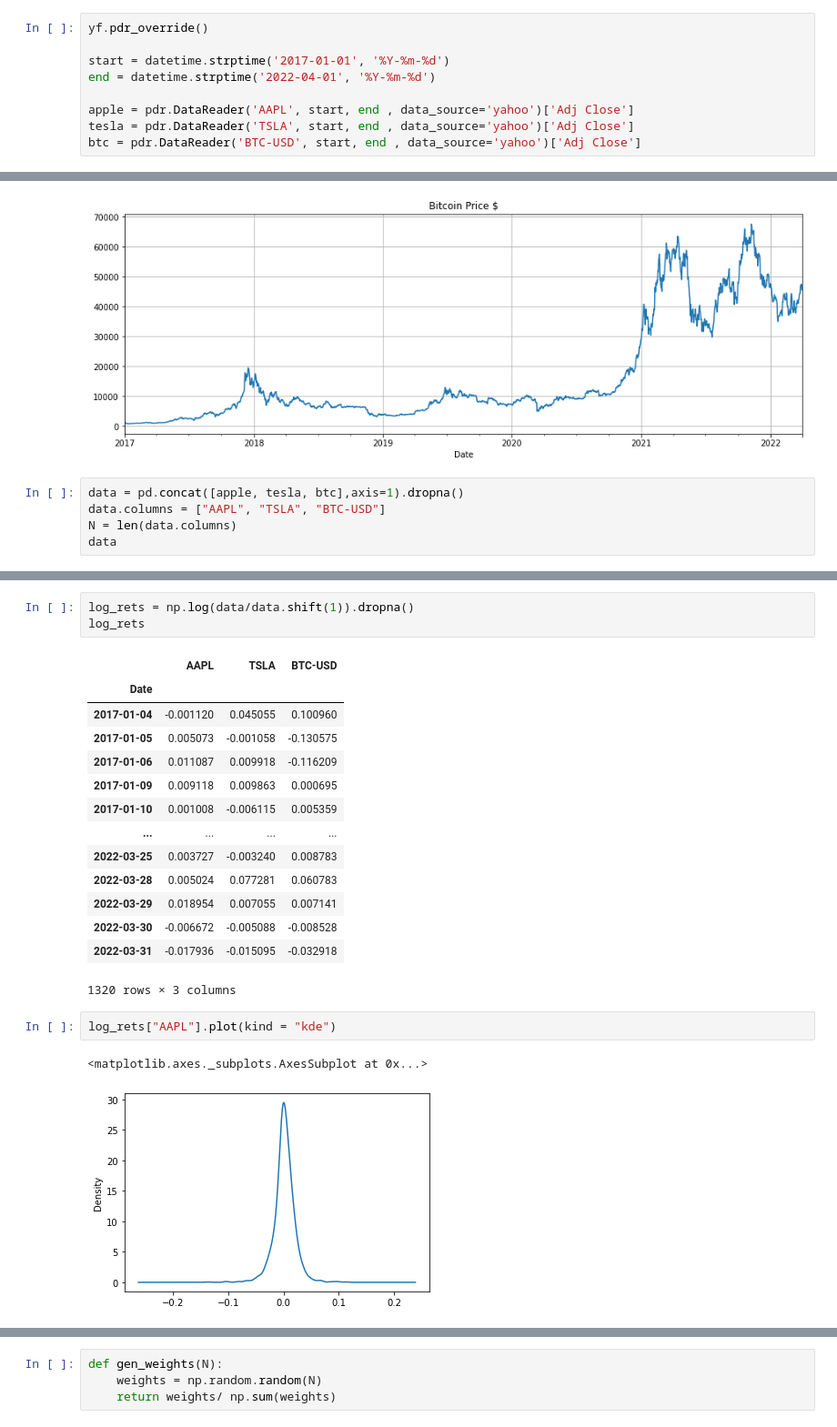
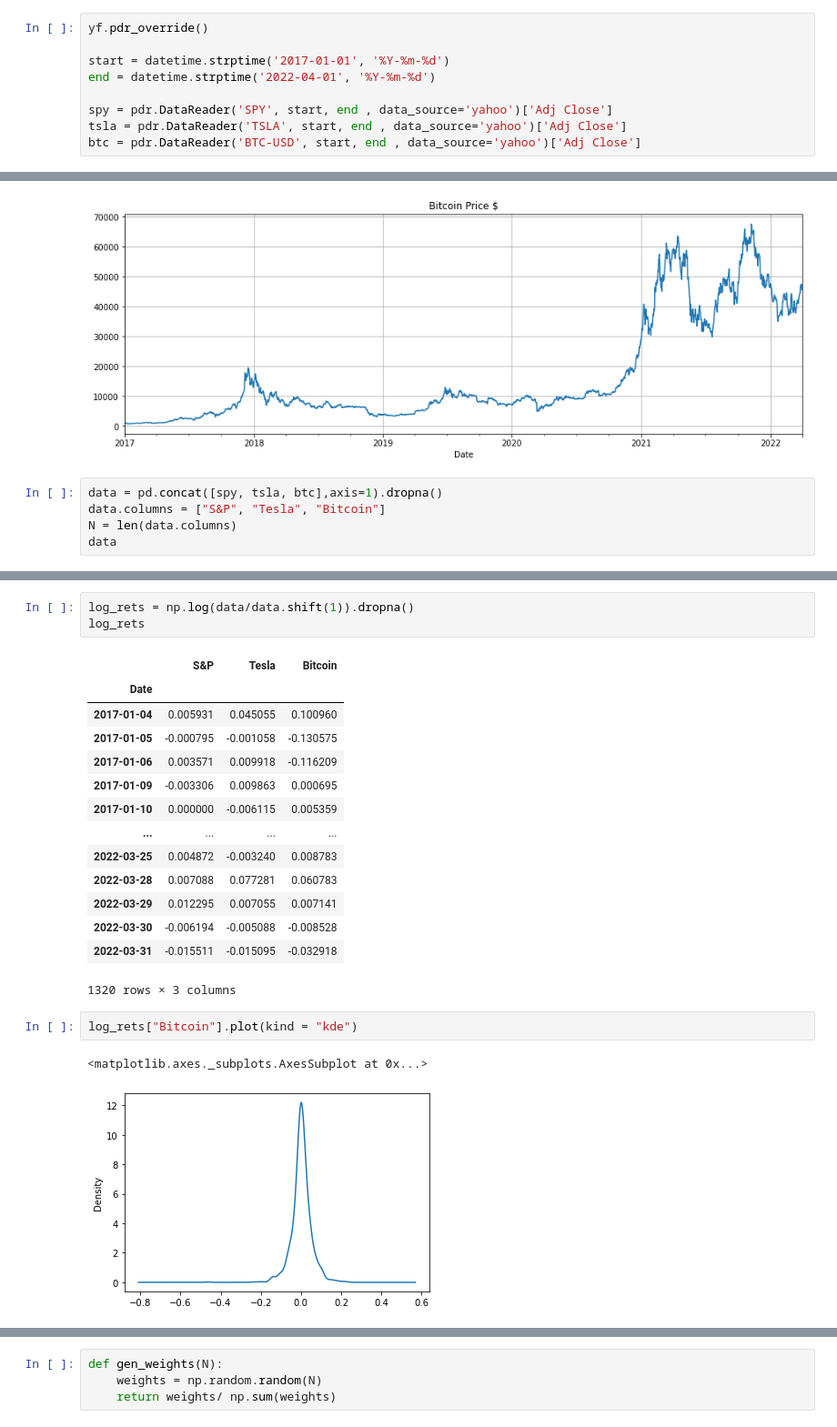
Before and after one commit to Wenbo-Git/Finance, a Jupyter notebook: Portfolio Management/Portfolio Optimization/Portfolio Optimization.ipynb, the cells around one changed output, grey strips where cells are left out. Shown at 91% size. Saved outputs shown, nothing was run; the diff lists cells and outputs as text.

```diff
--- a/Portfolio Management/Portfolio Optimization/Portfolio Optimization.ipynb
+++ b/Portfolio Management/Portfolio Optimization/Portfolio Optimization.ipynb
@@ -12,8 +12,8 @@ yf.pdr_override()
 start = datetime.strptime('2017-01-01', '%Y-%m-%d')
 end = datetime.strptime('2022-04-01', '%Y-%m-%d')
 
-apple = pdr.DataReader('AAPL', start, end , data_source='yahoo')['Adj Close']
-tesla = pdr.DataReader('TSLA', start, end , data_source='yahoo')['Adj Close']
+spy = pdr.DataReader('SPY', start, end , data_source='yahoo')['Adj Close']
+tsla = pdr.DataReader('TSLA', start, end , data_source='yahoo')['Adj Close']
 btc = pdr.DataReader('BTC-USD', start, end , data_source='yahoo')['Adj Close']
 # %% [output]
 [*********************100%***********************]  1 of 1 completed
@@ -35,8 +35,8 @@ plt.grid(True)
 # %% [output]
 [figure]
 # %%
-data = pd.concat([apple, tesla, btc],axis=1).dropna()
-data.columns = ["AAPL", "TSLA", "BTC-USD"]
+data = pd.concat([spy, tsla, btc],axis=1).dropna()
+data.columns = ["S&P", "Tesla", "Bitcoin"]
 N = len(data.columns)
 data
 # %% [output]
@@ -58,25 +58,25 @@ data
 log_rets = np.log(data/data.shift(1)).dropna()
 log_rets
 # %% [output]
-|  | AAPL | TSLA | BTC-USD |
+|  | S&P | Tesla | Bitcoin |
 | Date |  |  |  |
-| 2017-01-04 | -0.001120 | 0.045055 | 0.100960 |
-| 2017-01-05 | 0.005073 | -0.001058 | -0.130575 |
-| 2017-01-06 | 0.011087 | 0.009918 | -0.116209 |
-| 2017-01-09 | 0.009118 | 0.009863 | 0.000695 |
-| 2017-01-10 | 0.001008 | -0.006115 | 0.005359 |
+| 2017-01-04 | 0.005931 | 0.045055 | 0.100960 |
+| 2017-01-05 | -0.000795 | -0.001058 | -0.130575 |
+| 2017-01-06 | 0.003571 | 0.009918 | -0.116209 |
+| 2017-01-09 | -0.003306 | 0.009863 | 0.000695 |
+| 2017-01-10 | 0.000000 | -0.006115 | 0.005359 |
 | ... | ... | ... | ... |
-| 2022-03-25 | 0.003727 | -0.003240 | 0.008783 |
-| 2022-03-28 | 0.005024 | 0.077281 | 0.060783 |
-| 2022-03-29 | 0.018954 | 0.007055 | 0.007141 |
-| 2022-03-30 | -0.006672 | -0.005088 | -0.008528 |
-| 2022-03-31 | -0.017936 | -0.015095 | -0.032918 |
+| 2022-03-25 | 0.004872 | -0.003240 | 0.008783 |
+| 2022-03-28 | 0.007088 | 0.077281 | 0.060783 |
+| 2022-03-29 | 0.012295 | 0.007055 | 0.007141 |
+| 2022-03-30 | -0.006194 | -0.005088 | -0.008528 |
+| 2022-03-31 | -0.015511 | -0.015095 | -0.032918 |
 1320 rows × 3 columns
 # %%
-log_rets["AAPL"].plot(kind = "kde")
+log_rets["Bitcoin"].plot(kind = "kde")
 # %% [output]
 <matplotlib.axes._subplots.AxesSubplot at 0x...>
-[figure, old version]
+[figure, new version]
 # %%
 log_rets_cov = log_rets.cov()
 log_rets_cov
```
Also changed, not shown: parts of 10 cells of this notebook.
